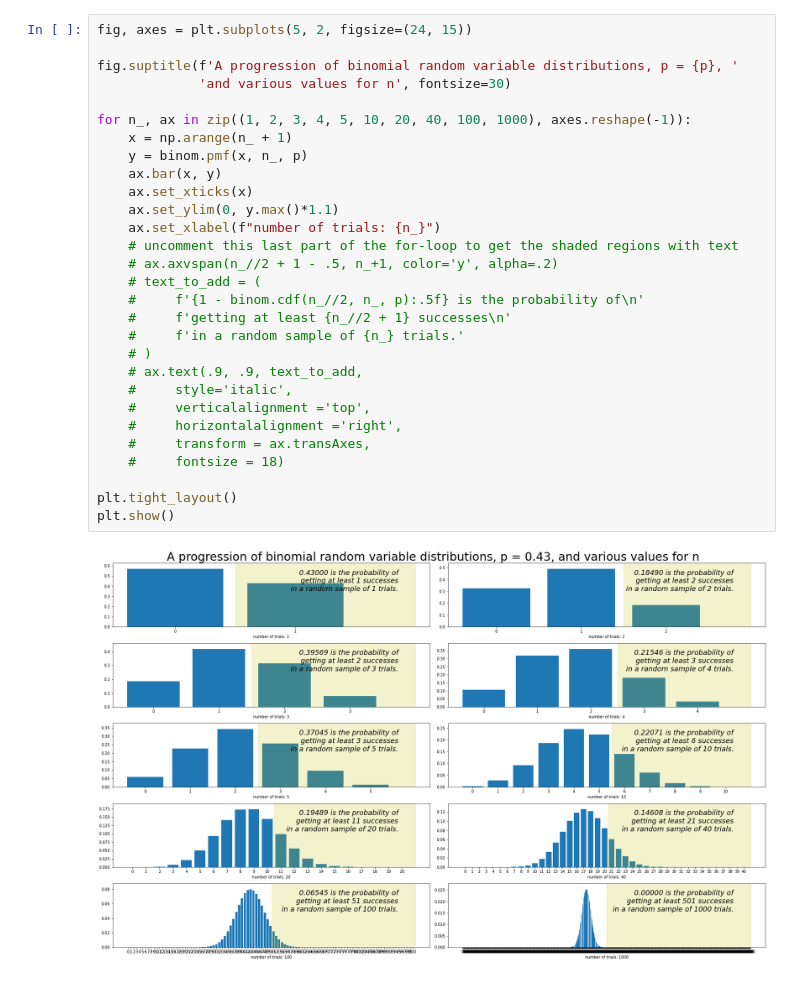
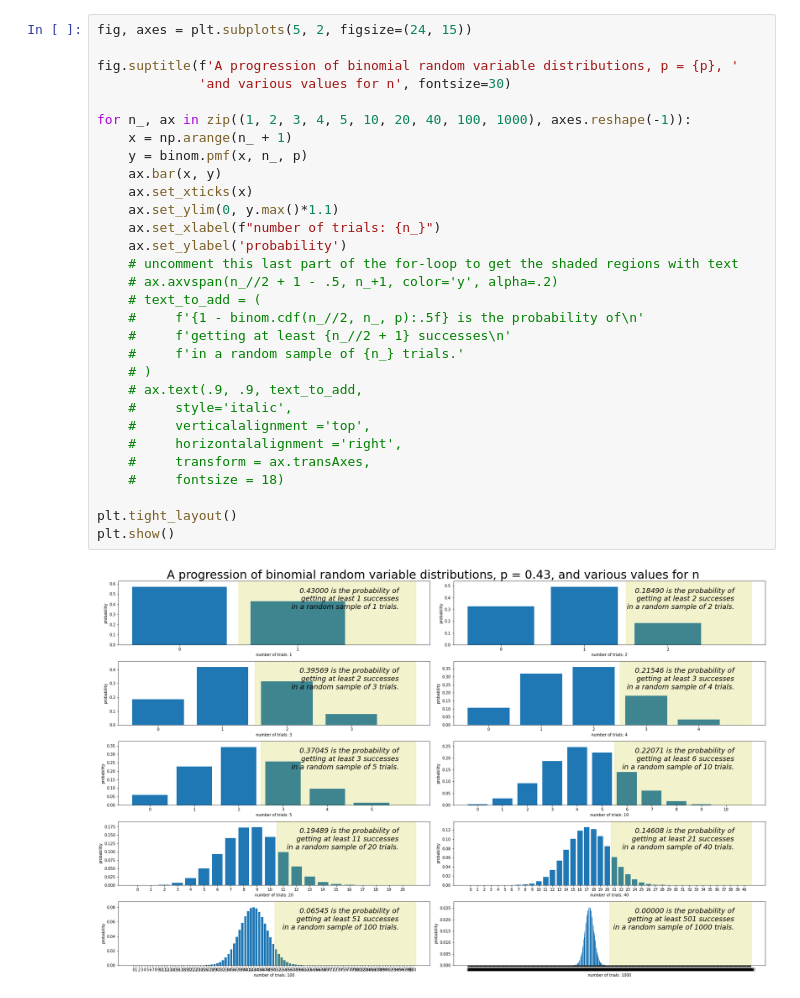
Before and after one commit to startakovsky/epib-463-fall-2022, a Jupyter notebook: misc/visualizing-discrete-random-variables-week-8-slides.ipynb, the cells around one changed output. Saved outputs shown, nothing was run; the diff lists cells and outputs as text.

```diff
--- a/misc/visualizing-discrete-random-variables-week-8-slides.ipynb
+++ b/misc/visualizing-discrete-random-variables-week-8-slides.ipynb
@@ -41,31 +41,32 @@ make_graph(n, p)
 # %%
 fig, axes = plt.subplots(5, 2, figsize=(24, 15))
 
 fig.suptitle(f'A progression of binomial random variable distributions, p = {p}, '
              'and various values for n', fontsize=30)
 
 for n_, ax in zip((1, 2, 3, 4, 5, 10, 20, 40, 100, 1000), axes.reshape(-1)):
     x = np.arange(n_ + 1)
     y = binom.pmf(x, n_, p)
     ax.bar(x, y)
     ax.set_xticks(x)
     ax.set_ylim(0, y.max()*1.1)
     ax.set_xlabel(f"number of trials: {n_}")
+    ax.set_ylabel('probability')
     # uncomment this last part of the for-loop to get the shaded regions with text
     # ax.axvspan(n_//2 + 1 - .5, n_+1, color='y', alpha=.2)
     # text_to_add = (
     #     f'{1 - binom.cdf(n_//2, n_, p):.5f} is the probability of\n'
     #     f'getting at least {n_//2 + 1} successes\n'
     #     f'in a random sample of {n_} trials.'
     # )
     # ax.text(.9, .9, text_to_add,
     #     style='italic',
     #     verticalalignment ='top',
     #     horizontalalignment ='right',
     #     transform = ax.transAxes,
     #     fontsize = 18)
 
 plt.tight_layout()
 plt.show()
 # %% [output]
-[figure, old version]
+[figure, new version]
```
Also changed, not shown: parts of 1 cell of this notebook.
